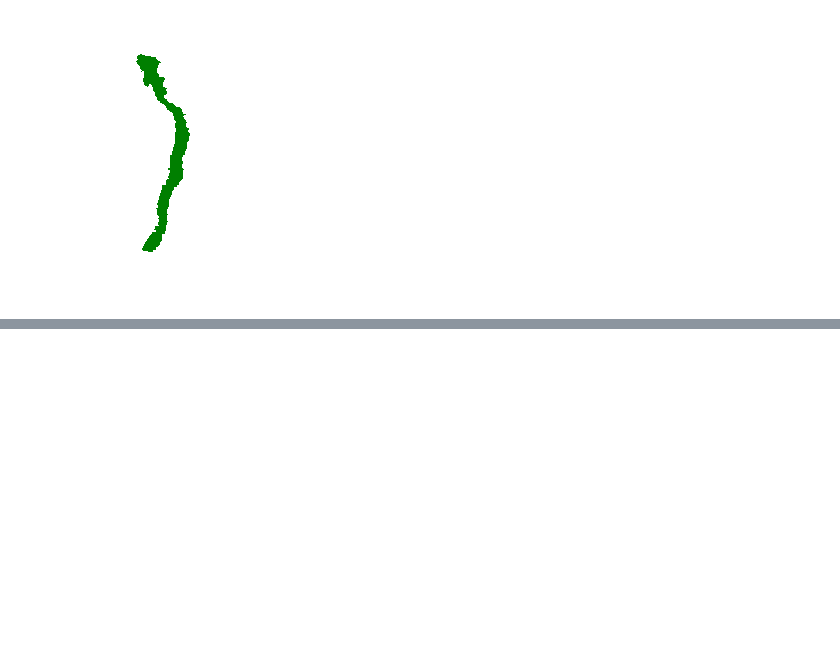
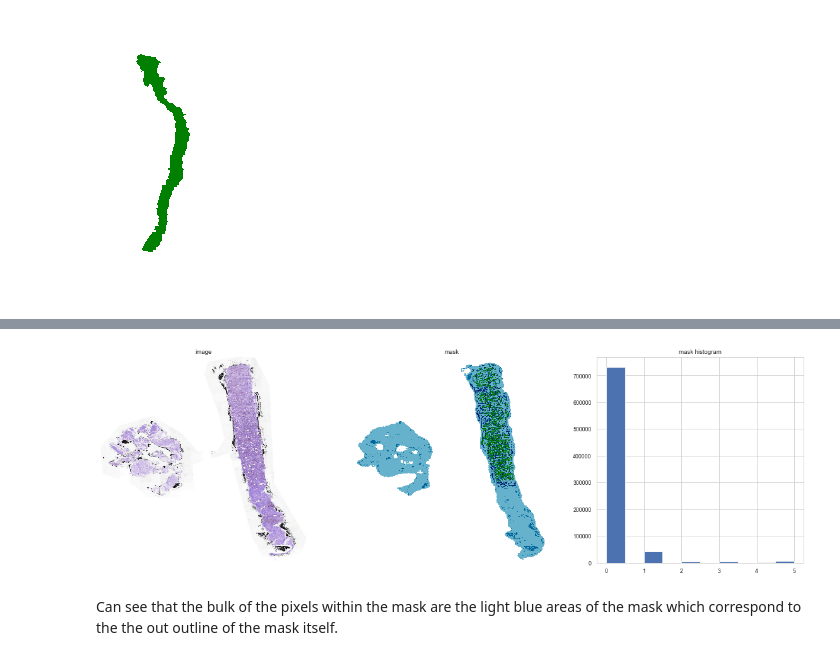
Before and after one commit to asvcode/MedicalImaging, a Jupyter notebook: _notebooks/2020-06-25-Selective-Mask.ipynb, the cells around one changed output, grey strips where cells are left out. Saved outputs shown, nothing was run; the diff lists cells and outputs as text; code cells hidden in the pictures; blank space fills up the shorter version.

```diff
--- a/_notebooks/2020-06-25-Selective-Mask.ipynb
+++ b/_notebooks/2020-06-25-Selective-Mask.ipynb
@@ -81,0 +108,6 @@ view_image(mask, '0005f7aaab2800f6170c399693a96917')
+# %%
+view_images(train, mask, '08134913a9aa1d541f719e9f356f9378')
+# %% [output]
+[figure, added]
+# %% [markdown]
+Can see that the bulk of the pixels within the mask are the light blue areas of the mask which correspond to the the out outline of the mask itself.
```
Also changed, not shown: parts of 5 cells of this notebook.
